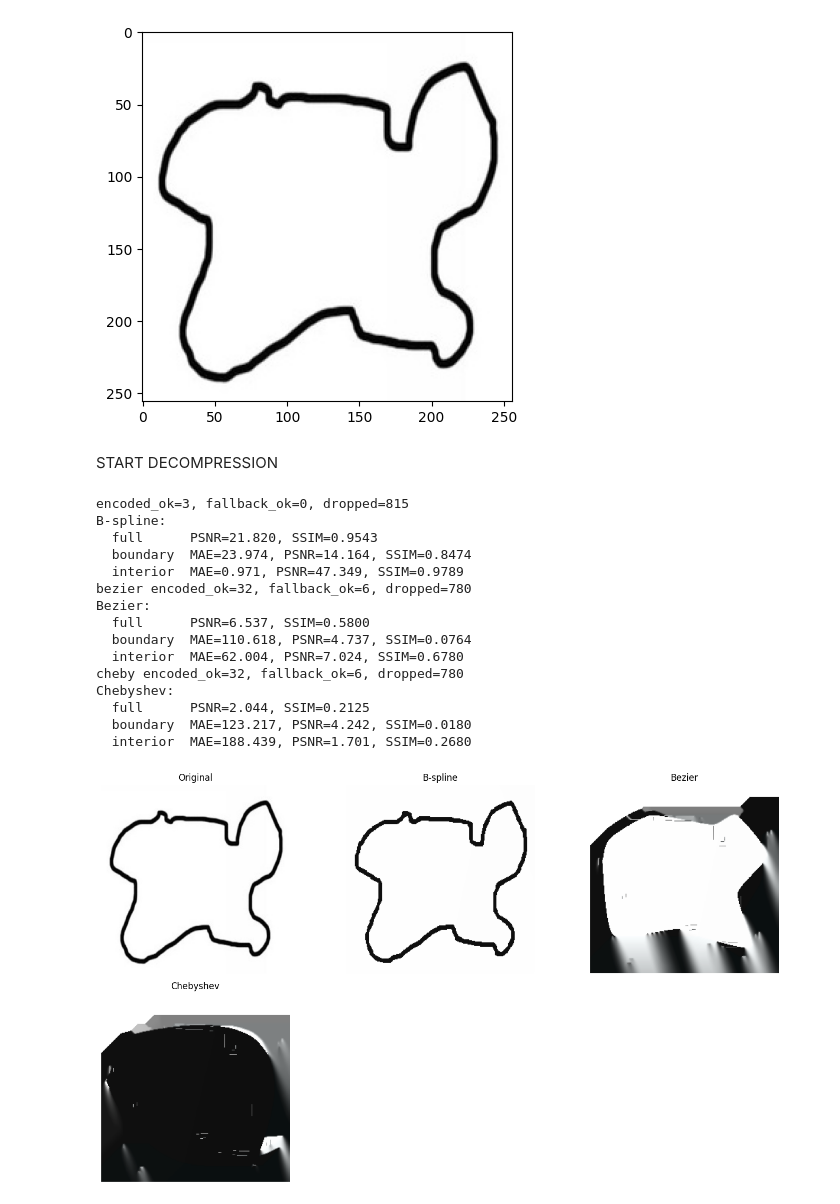
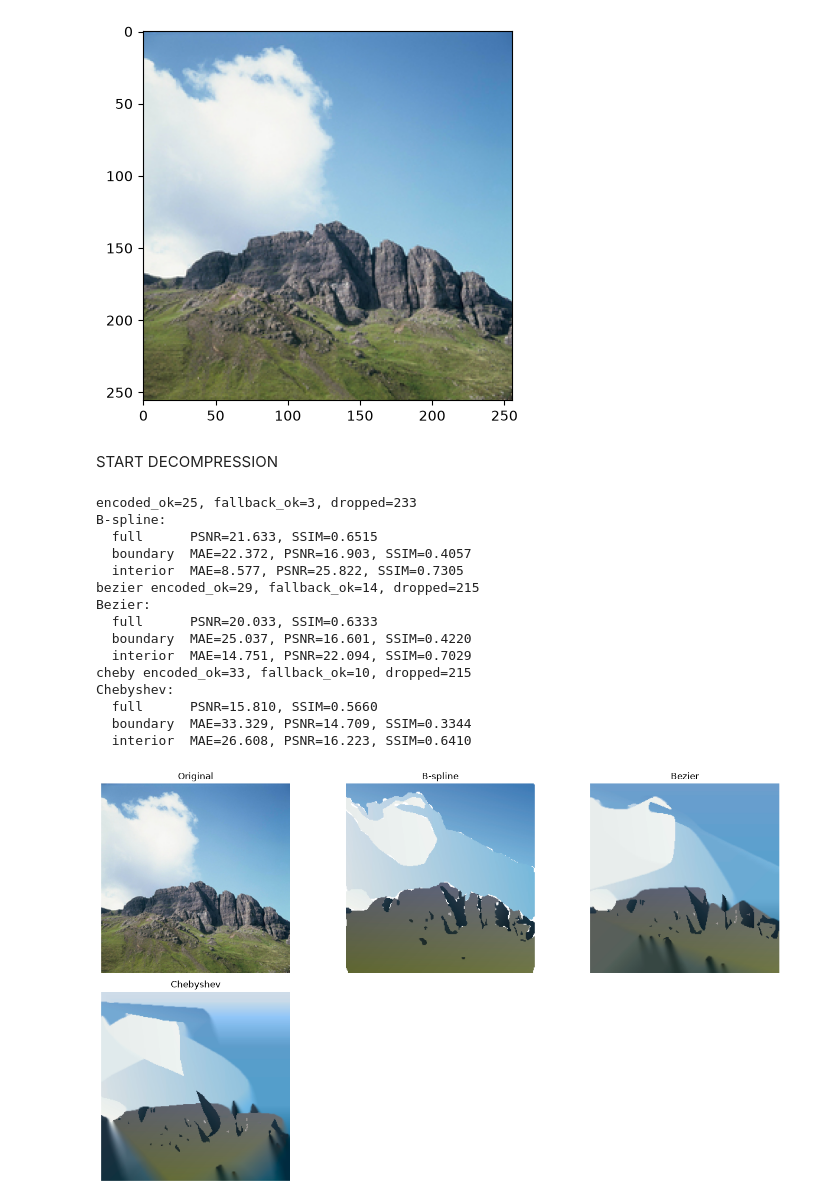
Before and after one commit to d22fish/cvImgCompression, a Jupyter notebook: v5.1FuncCompress.ipynb, the cells around one changed output. Cells and saved outputs as stored; diff of their text form; code cells hidden in the pictures.

```diff
--- a/v5.1FuncCompress.ipynb
+++ b/v5.1FuncCompress.ipynb
@@ -21,7 +21,7 @@ def load_images_from_folder(folder):
             images.append(img)
     return images
 pics = np.zeros(shape=(7, 256, 256, 3))
-pics = load_images_from_folder('C:\\Users\\2020\\Documents\\3 Academics\\Cambridge\\Publications\\Computer Vision\\Figures and Original Soln\\pics')
+pics = load_images_from_folder('preliminaryTestPics')
 # %%
 img1 = pics[-2].astype('uint8')
 img1[2][2] = 50; img1[2][6] = 0; img1[3][2] = 50; img1[3][3] = 50; img1[3][4] = 50; img1[3][5] = 50; img1[4][2] = 50; img1[4][4] = 0
@@ -40,39 +40,39 @@ img2[3][1] = [255,255,60]; img2[4][1] = [255,255,60]; img2[5][1] = [255,255,60];
 img2[6][3] = [255,255,60]; img2[6][4] = [255,255,60]; img2[6][5] = [255,255,60]; img2[6][6] = [255,255,60]; img2[6][7] = [255,255,60]
 img2[3][6] = [60,255,255]
 # %%
-chosenImage = pics[12]
+chosenImage = pics[3]
 
 #HYPERPARAMETER
 thresh = 0.25               # color similarity threshold
 
 # Color diversity score from CIELAB quantized bins
 lab = cv2.cvtColor(chosenImage, cv2.COLOR_BGR2LAB)
 
 # Quantize channels
 l_bin = (lab[:, :, 0] // 16).astype(np.int32)
 a_bin = (lab[:, :, 1] // 16).astype(np.int32)
 b_bin = (lab[:, :, 2] // 16).astype(np.int32)
 
 key = l_bin * 16 * 16 + a_bin * 16 + b_bin
 unique_colors = np.unique(key).size
 
 if unique_colors < 75:
     pyrLevels = 1
 elif unique_colors < 200:
     pyrLevels = 2
 else:
     pyrLevels = 3
 
 # Convert BGR to RGB for PIL (PIL expects RGB format)
 chosenImageRGB = cv2.cvtColor(chosenImage, cv2.COLOR_BGR2RGB)
 im = Image.fromarray(chosenImageRGB)
 im.save('test.png')
 im.save('test.jpg')
 im.save('test.tiff')
 plt.imshow(cv2.cvtColor(chosenImage, cv2.COLOR_RGB2BGR))
 plt.show()
 # %% [output]
-[figure, old version]
+[figure, new version]
 # %%
 # Apply bilateral filter
 chosenImageFiltered = cv2.bilateralFilter(chosenImage, d=7, sigmaColor=35, sigmaSpace=35)
@@ -908,19 +908,19 @@ for j in range(len(items), len(ax)):
 plt.tight_layout()
 plt.show()
 # %% [output]
-encoded_ok=3, fallback_ok=0, dropped=815
+encoded_ok=25, fallback_ok=3, dropped=233
 B-spline:
-  full      PSNR=21.820, SSIM=0.9543
-  boundary  MAE=23.974, PSNR=14.164, SSIM=0.8474
-  interior  MAE=0.971, PSNR=47.349, SSIM=0.9789
-bezier encoded_ok=32, fallback_ok=6, dropped=780
+  full      PSNR=21.633, SSIM=0.6515
+  boundary  MAE=22.372, PSNR=16.903, SSIM=0.4057
+  interior  MAE=8.577, PSNR=25.822, SSIM=0.7305
+bezier encoded_ok=29, fallback_ok=14, dropped=215
 Bezier:
-  full      PSNR=6.537, SSIM=0.5800
-  boundary  MAE=110.618, PSNR=4.737, SSIM=0.0764
-  interior  MAE=62.004, PSNR=7.024, SSIM=0.6780
-cheby encoded_ok=32, fallback_ok=6, dropped=780
+  full      PSNR=20.033, SSIM=0.6333
+  boundary  MAE=25.037, PSNR=16.601, SSIM=0.4220
+  interior  MAE=14.751, PSNR=22.094, SSIM=0.7029
+cheby encoded_ok=33, fallback_ok=10, dropped=215
 Chebyshev:
-  full      PSNR=2.044, SSIM=0.2125
-  boundary  MAE=123.217, PSNR=4.242, SSIM=0.0180
-  interior  MAE=188.439, PSNR=1.701, SSIM=0.2680
+  full      PSNR=15.810, SSIM=0.5660
+  boundary  MAE=33.329, PSNR=14.709, SSIM=0.3344
+  interior  MAE=26.608, PSNR=16.223, SSIM=0.6410
-[figure, old version]
+[figure, new version]
```
Also changed, not shown: 9 other files.
